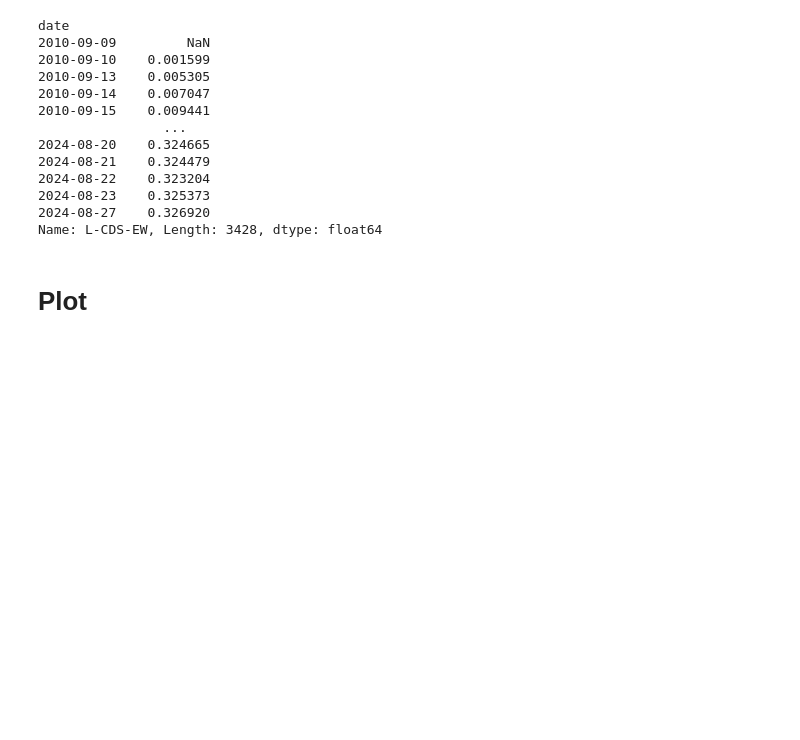
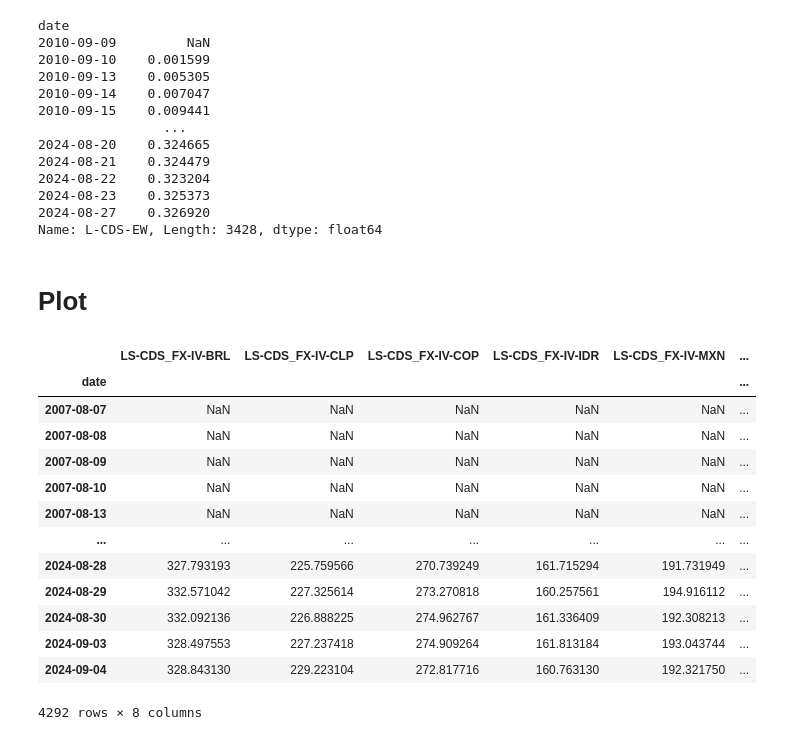
Before and after one commit to sambacode/asset_allocation, a Jupyter notebook: temp.ipynb, the cells around one changed output. Cells and saved outputs as stored; diff of their text form; code cells hidden in the pictures; blank space fills up the shorter version.

Commit message:
bugfix and cahnge data points min

```diff
--- a/temp.ipynb
+++ b/temp.ipynb
@@ -119,6 +119,33 @@ FOLDER = Path(
 list_series = []
 # %%
 file_paths = list(FOLDER.glob("*.xlsx"))
+# %%
+def read_files_backtest(pattern: str) -> pd.DataFrame:
+    list_series = []
+    for file_path in FOLDER.glob(pattern):
+        s_backtest = pd.read_excel(file_path, index_col=0)["backtest"]
+        s_backtest.name = file_path.stem
+        list_series.append(s_backtest)
+    df_backtest = pd.concat(list_series, axis=1).sort_index()
+    return df_backtest
+
+
+read_files("LS-CDS_FX-IV-*.xlsx")
+# %% [output]
+|  | LS-CDS_FX-IV-BRL | LS-CDS_FX-IV-CLP | LS-CDS_FX-IV-COP | LS-CDS_FX-IV-IDR | LS-CDS_FX-IV-MXN | ... |
+| date |  |  |  |  |  | ... |
+| 2007-08-07 | NaN | NaN | NaN | NaN | NaN | ... |
+| 2007-08-08 | NaN | NaN | NaN | NaN | NaN | ... |
+| 2007-08-09 | NaN | NaN | NaN | NaN | NaN | ... |
+| 2007-08-10 | NaN | NaN | NaN | NaN | NaN | ... |
+| 2007-08-13 | NaN | NaN | NaN | NaN | NaN | ... |
+| ... | ... | ... | ... | ... | ... | ... |
+| 2024-08-28 | 327.793193 | 225.759566 | 270.739249 | 161.715294 | 191.731949 | ... |
+| 2024-08-29 | 332.571042 | 227.325614 | 273.270818 | 160.257561 | 194.916112 | ... |
+| 2024-08-30 | 332.092136 | 226.888225 | 274.962767 | 161.336409 | 192.308213 | ... |
+| 2024-09-03 | 328.497553 | 227.237418 | 274.909264 | 161.813184 | 193.043744 | ... |
+| 2024-09-04 | 328.843130 | 229.223104 | 272.817716 | 160.763130 | 192.321750 | ... |
+4292 rows × 8 columns
 # %%
 FOLDER = Path(
     "C:/Users/pcampos/OneDrive - Insper - Instituto de Ensino e Pesquisa/Dissertação Mestrado/Analysis/backtests"
```
Also changed, not shown: parts of 2 cells of this notebook, 2 other files.
